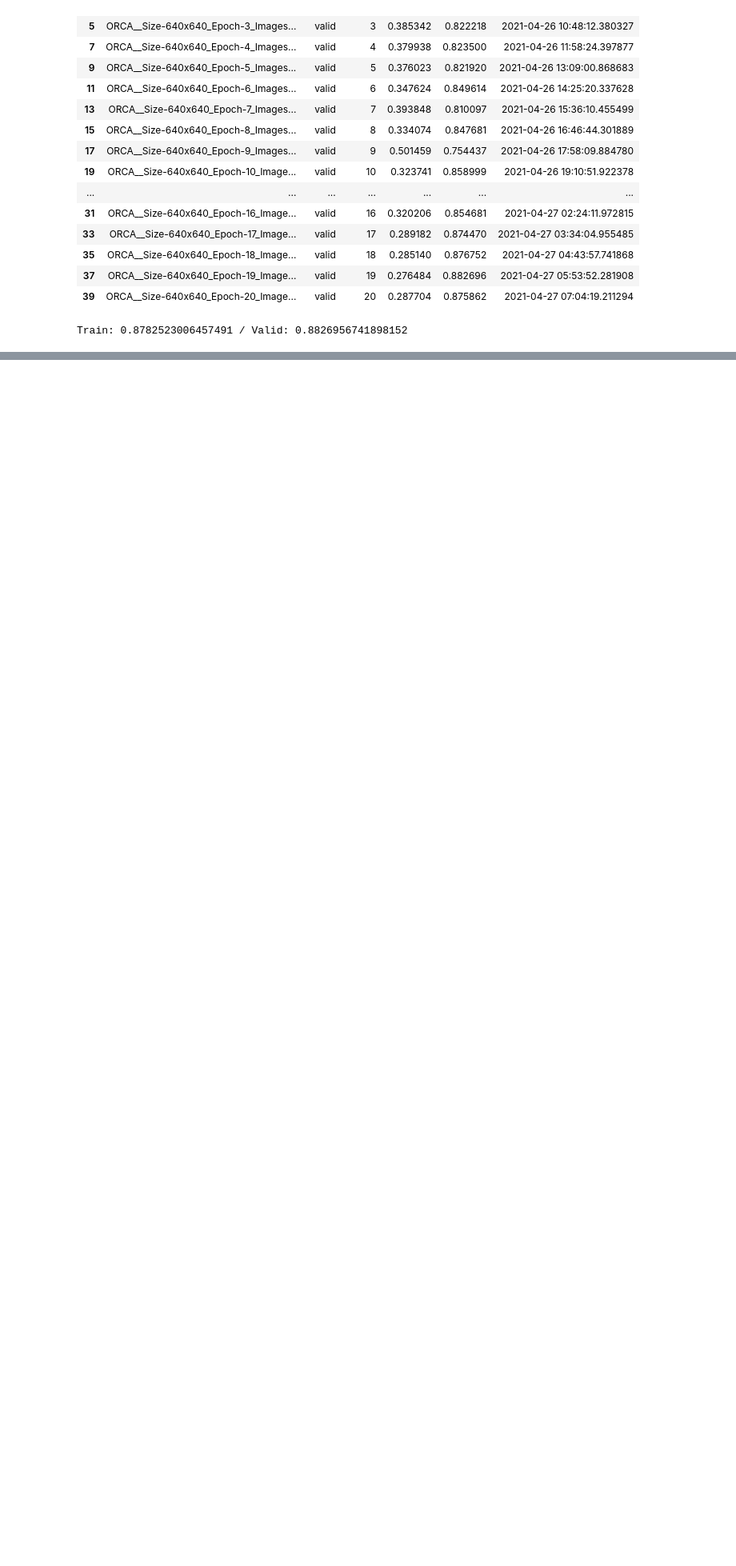
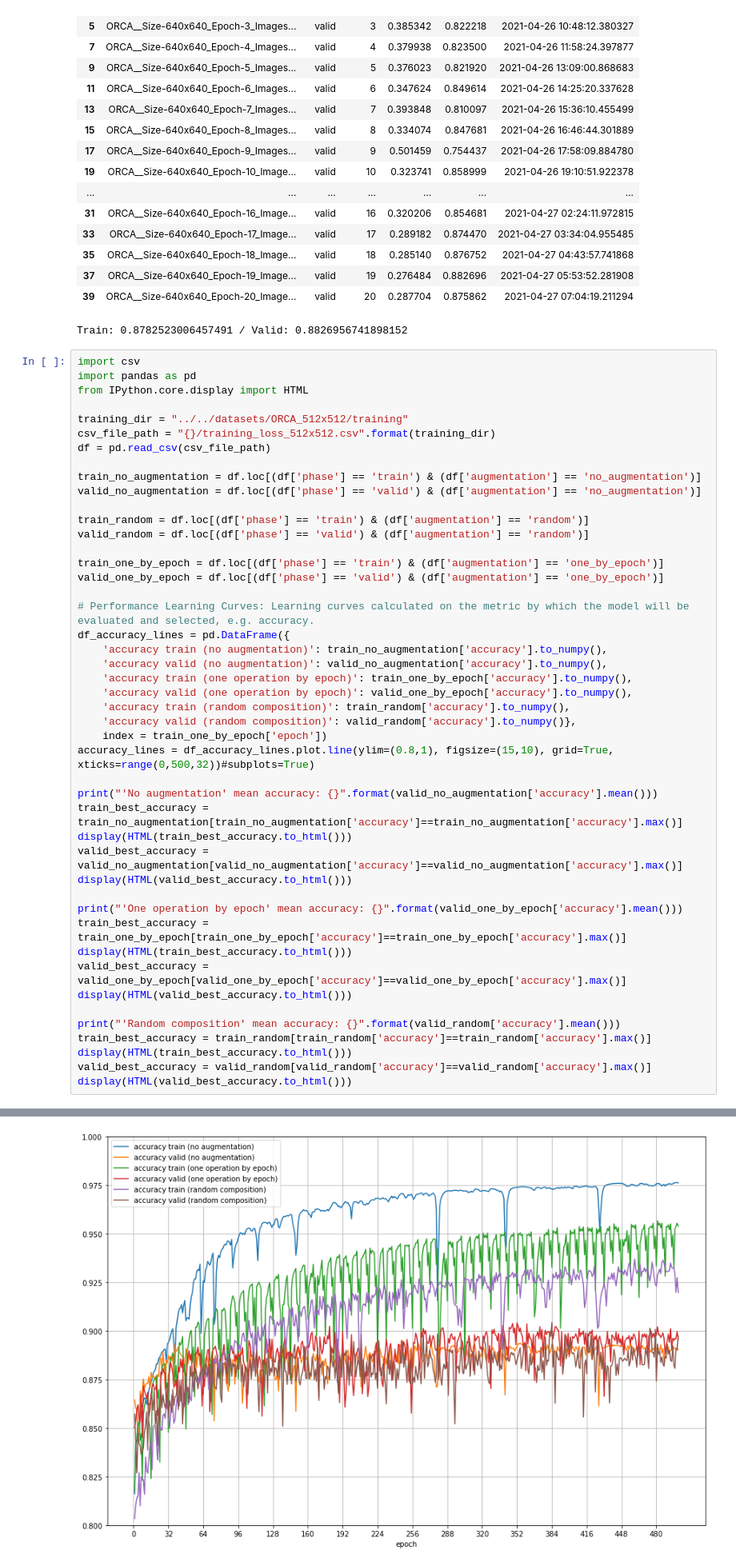
Before and after one commit to dalifreire/tumor_regions_segmentation, a Jupyter notebook: sourcecode/ORCA/02_orca_train.ipynb, the cells around one changed output, grey strips where cells are left out. Shown: that part at 80% size. Drawn from its saved outputs; the diff is of its cells as text; blank space fills up the shorter version.

Commit message:
ORCA 512x512

```diff
--- a/sourcecode/ORCA/02_orca_train.ipynb
+++ b/sourcecode/ORCA/02_orca_train.ipynb
@@ -275,3 +260,50 @@ print("Train: {} / Valid: {}".format(train['accuracy'].max(), valid['accuracy'].
 | 37 | ORCA__Size-640x640_Epoch-19_Image... | valid | 19 | 0.276484 | 0.882696 | 2021-04-27 05:53:52.281908 |
 | 39 | ORCA__Size-640x640_Epoch-20_Image... | valid | 20 | 0.287704 | 0.875862 | 2021-04-27 07:04:19.211294 |
 Train: 0.8782523006457491 / Valid: 0.8826956741898152
+# %%
+import csv
+import pandas as pd
+from IPython.core.display import HTML
+
+training_dir = "../../datasets/ORCA_512x512/training"
+csv_file_path = "{}/training_loss_512x512.csv".format(training_dir)
+df = pd.read_csv(csv_file_path)
+
+train_no_augmentation = df.loc[(df['phase'] == 'train') & (df['augmentation'] == 'no_augmentation')]
+valid_no_augmentation = df.loc[(df['phase'] == 'valid') & (df['augmentation'] == 'no_augmentation')]
+
+train_random = df.loc[(df['phase'] == 'train') & (df['augmentation'] == 'random')]
+valid_random = df.loc[(df['phase'] == 'valid') & (df['augmentation'] == 'random')]
+
+train_one_by_epoch = df.loc[(df['phase'] == 'train') & (df['augmentation'] == 'one_by_epoch')]
+valid_one_by_epoch = df.loc[(df['phase'] == 'valid') & (df['augmentation'] == 'one_by_epoch')]
+
+# Performance Learning Curves: Learning curves calculated on the metric by which the model will be evaluated and selected, e.g. accuracy.
+df_accuracy_lines = pd.DataFrame({
+    'accuracy train (no augmentation)': train_no_augmentation['accuracy'].to_numpy(),
+    'accuracy valid (no augmentation)': valid_no_augmentation['accuracy'].to_numpy(),
+    'accuracy train (one operation by epoch)': train_one_by_epoch['accuracy'].to_numpy(),
+    'accuracy valid (one operation by epoch)': valid_one_by_epoch['accuracy'].to_numpy(),
+    'accuracy train (random composition)': train_random['accuracy'].to_numpy(),
+    'accuracy valid (random composition)': valid_random['accuracy'].to_numpy()},
+    index = train_one_by_epoch['epoch'])
+accuracy_lines = df_accuracy_lines.plot.line(ylim=(0.8,1), figsize=(15,10), grid=True, xticks=range(0,500,32))#subplots=True)
+
+print("'No augmentation' mean accuracy: {}".format(valid_no_augmentation['accuracy'].mean()))
+train_best_accuracy = train_no_augmentation[train_no_augmentation['accuracy']==train_no_augmentation['accuracy'].max()]
+display(HTML(train_best_accuracy.to_html()))
+valid_best_accuracy = valid_no_augmentation[valid_no_augmentation['accuracy']==valid_no_augmentation['accuracy'].max()]
+display(HTML(valid_best_accuracy.to_html()))
+
+print("'One operation by epoch' mean accuracy: {}".format(valid_one_by_epoch['accuracy'].mean()))
+train_best_accuracy = train_one_by_epoch[train_one_by_epoch['accuracy']==train_one_by_epoch['accuracy'].max()]
+display(HTML(train_best_accuracy.to_html()))
+valid_best_accuracy = valid_one_by_epoch[valid_one_by_epoch['accuracy']==valid_one_by_epoch['accuracy'].max()]
+display(HTML(valid_best_accuracy.to_html()))
+
+print("'Random composition' mean accuracy: {}".format(valid_random['accuracy'].mean()))
+train_best_accuracy = train_random[train_random['accuracy']==train_random['accuracy'].max()]
+display(HTML(train_best_accuracy.to_html()))
+valid_best_accuracy = valid_random[valid_random['accuracy']==valid_random['accuracy'].max()]
+display(HTML(valid_best_accuracy.to_html()))
+# %% [output]
@@ -277,0 +325 @@ Train: 0.8782523006457491 / Valid: 0.8826956741898152
+[figure, added]
```
Also changed, not shown: parts of 2 cells of this notebook, 3 other files.
